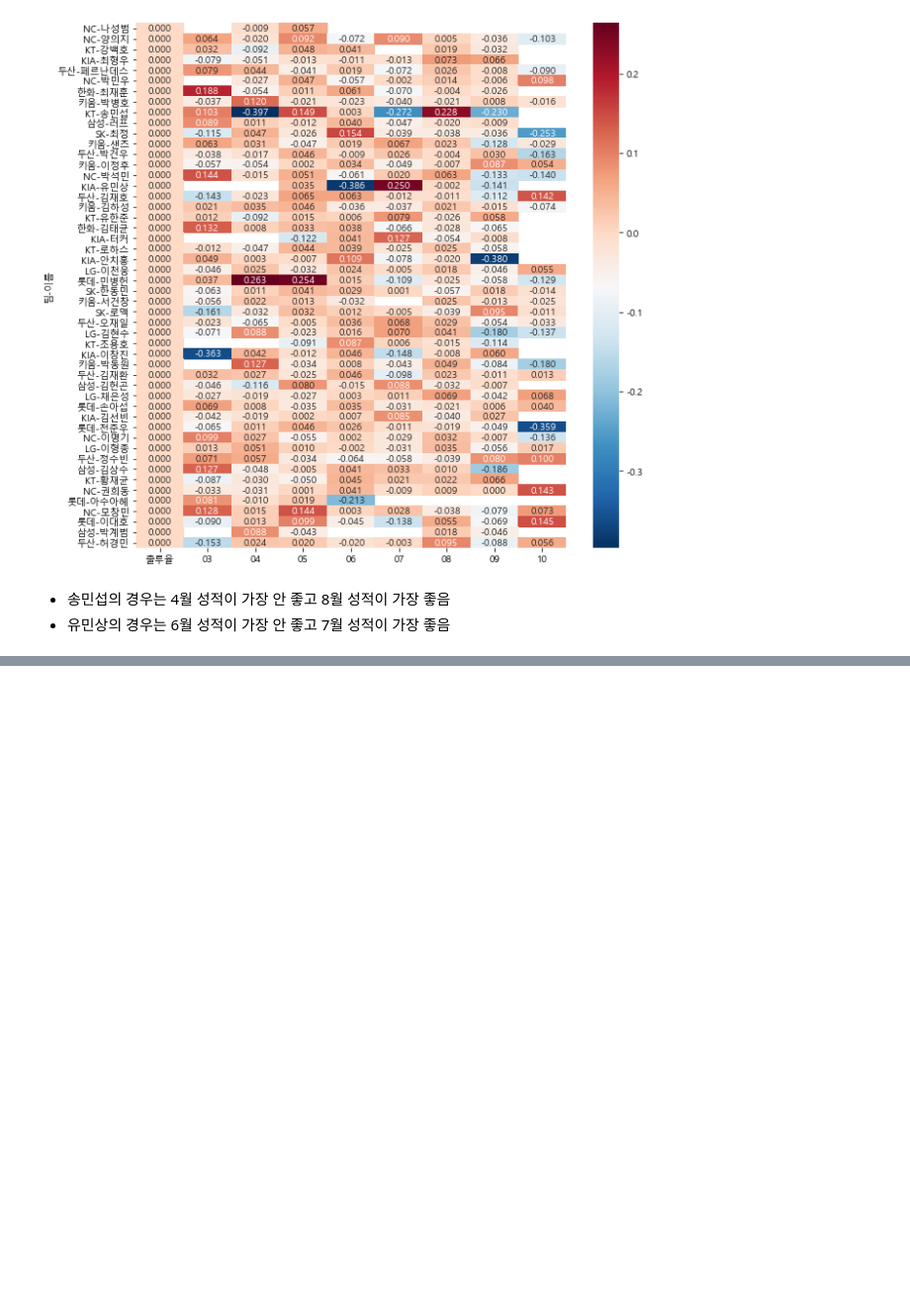
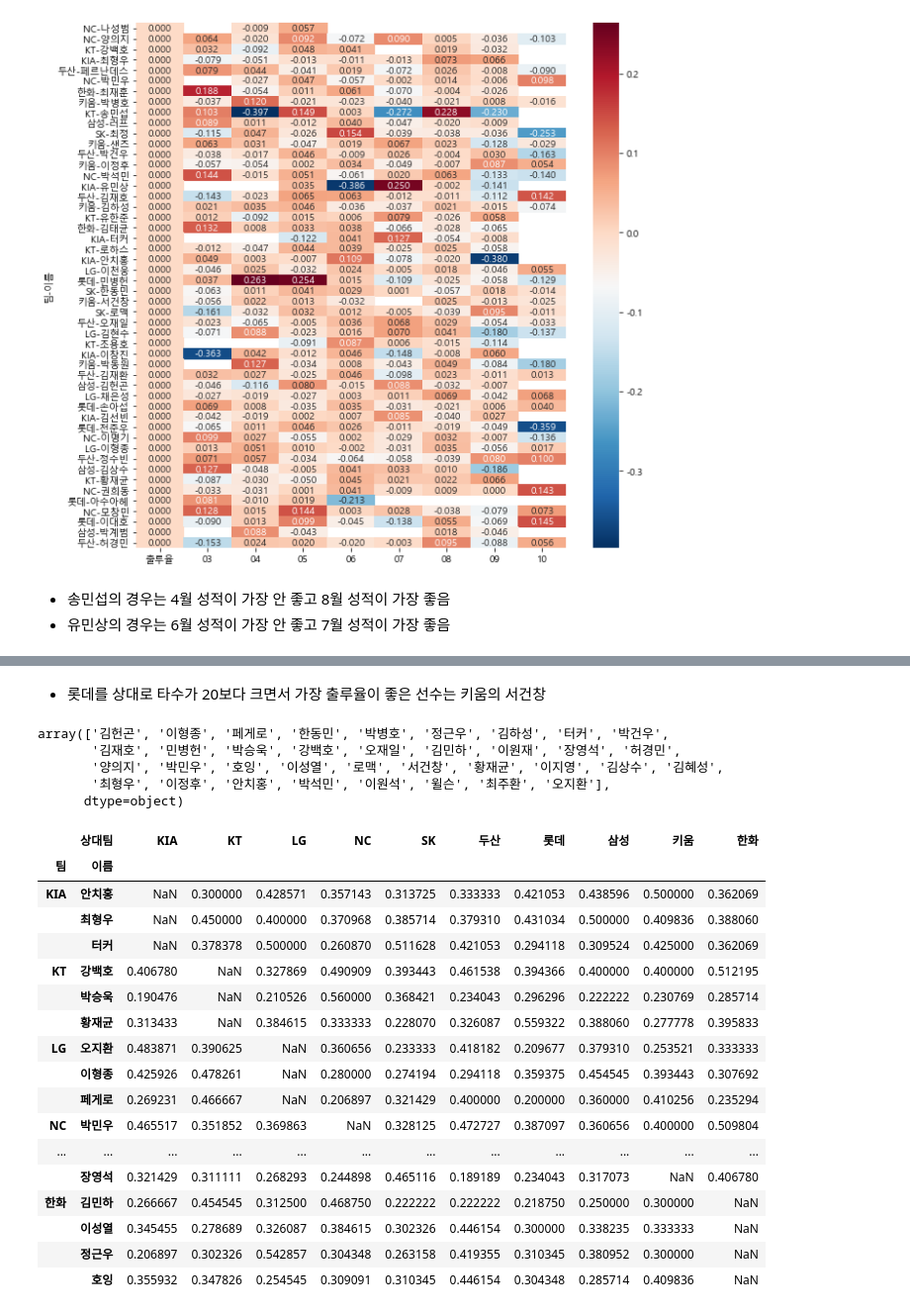
Before and after one commit to psuny1116/Project_by_lecture, a Jupyter notebook: Baseball analysis.ipynb, the cells around one changed output, grey strips where cells are left out. Shown at 99% size. Saved outputs shown, nothing was run; the diff lists cells and outputs as text; code cells hidden in the pictures; blank space fills up the shorter version.

```diff
--- a/Baseball analysis.ipynb
+++ b/Baseball analysis.ipynb
@@ -572,0 +650,14 @@ sns.heatmap(data = df_selected.head(50), annot = True, fmt = '.3f', cmap = 'RdBu
+# %%
+# 타자의 타율, 출루율, 장타율, OPS를 계산하는 함수
+
+def cal_hit(df):
+    df['타율'] = df['안타'] / df['타수']
+    df['출루율'] = (df['안타'] + df['볼넷'] + df['사구']) / (df['타수'] + df['볼넷'] + df['사구'] + df['희비'])
+    df['장타율'] = df['루타'] / df['타수']
+    df['OPS'] = df['출루율'] + df['장타율']
+    return df
+# %%
+# 타자/상대팀별 실적 계산
+
+player_stats_opp = cal_hit(data)
+player_stats_opp
@@ -572,0 +718,52 @@ sns.heatmap(data = df_selected.head(50), annot = True, fmt = '.3f', cmap = 'RdBu
+# %% [markdown]
+* 롯데를 상대로 타수가 20보다 크면서 가장 출루율이 좋은 선수는 키움의 서건창
+# %%
+# KBO 전체 팀을 대상으로 타수가 20보다 크면서 팀별 출루율 상위 5인 타자 확인
+
+hitter_df = pd.DataFrame()
+
+for team in player_stats_opp['상대팀'].unique():
+    # print(team)
+    cond = (player_stats_opp['상대팀'] == team) & (player_stats_opp['타수'] > 20)
+    df = player_stats_opp[cond].sort_values(by = '출루율', ascending = False).head()
+    hitter_df = hitter_df.append(df)
+# %%
+# 특정팀 상대 출루율 top5 타자 리스트
+# unique()를 이용해 복수의 팀을 대상으로 top5에 들어있을 경우 한번만 나오게 함(중복제거)
+
+hitter_df['이름'].unique()
+# %% [output]
+array(['김헌곤', '이형종', '페게로', '한동민', '박병호', '정근우', '김하성', '터커', '박건우',
+       '김재호', '민병헌', '박승욱', '강백호', '오재일', '김민하', '이원재', '장영석', '허경민',
+       '양의지', '박민우', '호잉', '이성열', '로맥', '서건창', '황재균', '이지영', '김상수', '김혜성',
+       '최형우', '이정후', '안치홍', '박석민', '이원석', '윌슨', '최주환', '오지환'],
+      dtype=object)
+# %%
+# 피벗테이블을 이용해 특정팀 상대 출루율 top5 타자를 대상으로 팀별 출루율 자료 만들기
+
+# player_stats_opp의 이름 칼럼에 있는 이름 중에서 hitter_df의 이름 칼럼에 있는 이름만 추출
+
+cond = player_stats_opp['이름'].isin(hitter_df['이름'].unique())
+
+top_df = player_stats_opp[cond]
+top_pivot = top_df.pivot_table(index = ['팀', '이름'], values = '출루율', columns = '상대팀', aggfunc = 'sum')
+top_pivot
+# %% [output]
+|  | 상대팀 | KIA | KT | LG | NC | SK | 두산 | 롯데 | 삼성 | 키움 | 한화 |
+| 팀 | 이름 |  |  |  |  |  |  |  |  |  |  |
+| KIA | 안치홍 | NaN | 0.300000 | 0.428571 | 0.357143 | 0.313725 | 0.333333 | 0.421053 | 0.438596 | 0.500000 | 0.362069 |
+|  | 최형우 | NaN | 0.450000 | 0.400000 | 0.370968 | 0.385714 | 0.379310 | 0.431034 | 0.500000 | 0.409836 | 0.388060 |
+|  | 터커 | NaN | 0.378378 | 0.500000 | 0.260870 | 0.511628 | 0.421053 | 0.294118 | 0.309524 | 0.425000 | 0.362069 |
+| KT | 강백호 | 0.406780 | NaN | 0.327869 | 0.490909 | 0.393443 | 0.461538 | 0.394366 | 0.400000 | 0.400000 | 0.512195 |
+|  | 박승욱 | 0.190476 | NaN | 0.210526 | 0.560000 | 0.368421 | 0.234043 | 0.296296 | 0.222222 | 0.230769 | 0.285714 |
+|  | 황재균 | 0.313433 | NaN | 0.384615 | 0.333333 | 0.228070 | 0.326087 | 0.559322 | 0.388060 | 0.277778 | 0.395833 |
+| LG | 오지환 | 0.483871 | 0.390625 | NaN | 0.360656 | 0.233333 | 0.418182 | 0.209677 | 0.379310 | 0.253521 | 0.333333 |
+|  | 이형종 | 0.425926 | 0.478261 | NaN | 0.280000 | 0.274194 | 0.294118 | 0.359375 | 0.454545 | 0.393443 | 0.307692 |
+|  | 페게로 | 0.269231 | 0.466667 | NaN | 0.206897 | 0.321429 | 0.400000 | 0.200000 | 0.360000 | 0.410256 | 0.235294 |
+| NC | 박민우 | 0.465517 | 0.351852 | 0.369863 | NaN | 0.328125 | 0.472727 | 0.387097 | 0.360656 | 0.400000 | 0.509804 |
+| ... | ... | ... | ... | ... | ... | ... | ... | ... | ... | ... | ... |
+|  | 장영석 | 0.321429 | 0.311111 | 0.268293 | 0.244898 | 0.465116 | 0.189189 | 0.234043 | 0.317073 | NaN | 0.406780 |
+| 한화 | 김민하 | 0.266667 | 0.454545 | 0.312500 | 0.468750 | 0.222222 | 0.222222 | 0.218750 | 0.250000 | 0.300000 | NaN |
+|  | 이성열 | 0.345455 | 0.278689 | 0.326087 | 0.384615 | 0.302326 | 0.446154 | 0.300000 | 0.338235 | 0.333333 | NaN |
+|  | 정근우 | 0.206897 | 0.302326 | 0.542857 | 0.304348 | 0.263158 | 0.419355 | 0.310345 | 0.380952 | 0.300000 | NaN |
+|  | 호잉 | 0.355932 | 0.347826 | 0.254545 | 0.309091 | 0.310345 | 0.446154 | 0.304348 | 0.285714 | 0.409836 | NaN |
```
Also changed, not shown: parts of 15 cells of this notebook.
